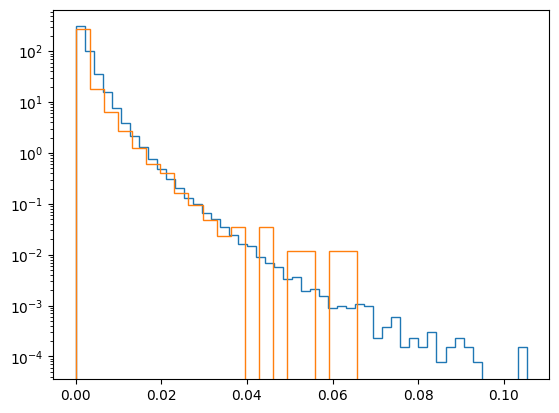
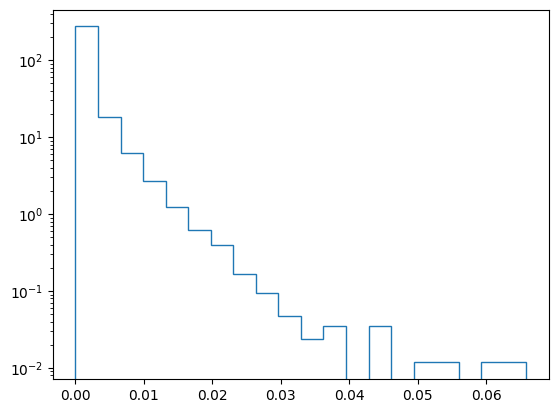
Unified diff of the notebook cell whose output changed from the first chart to the second:
--- before
+++ after
@@ -1,3 +1,3 @@
-plt.hist(np.exp(noise.flatten())/700, bins=50, density=True, histtype="step")
+# plt.hist(np.exp(noise.flatten())/700, bins=50, density=True, histtype="step")
 _ = plt.hist(extinction_3d[:, :, z_points // 2].flatten(), bins=20, density=True, histtype="step")
 plt.gca().set(yscale="log")

Commit: More work trying to make dust maps (it's really hard)